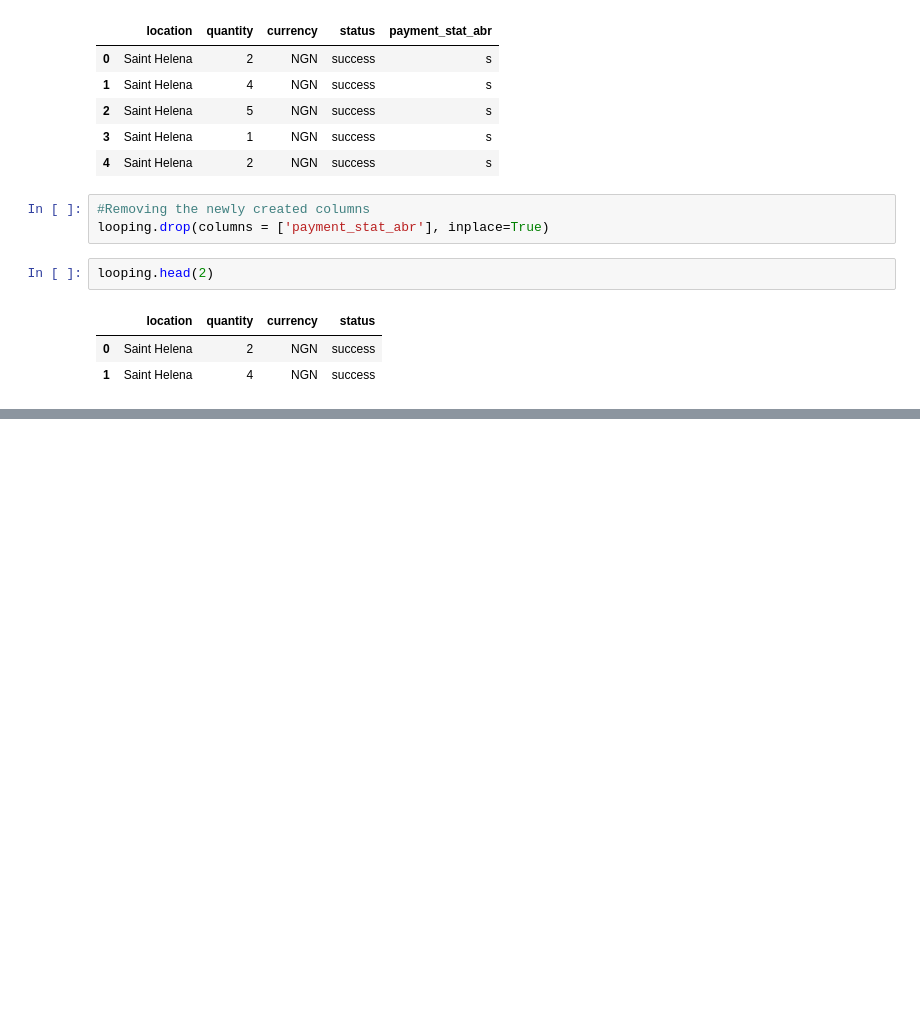
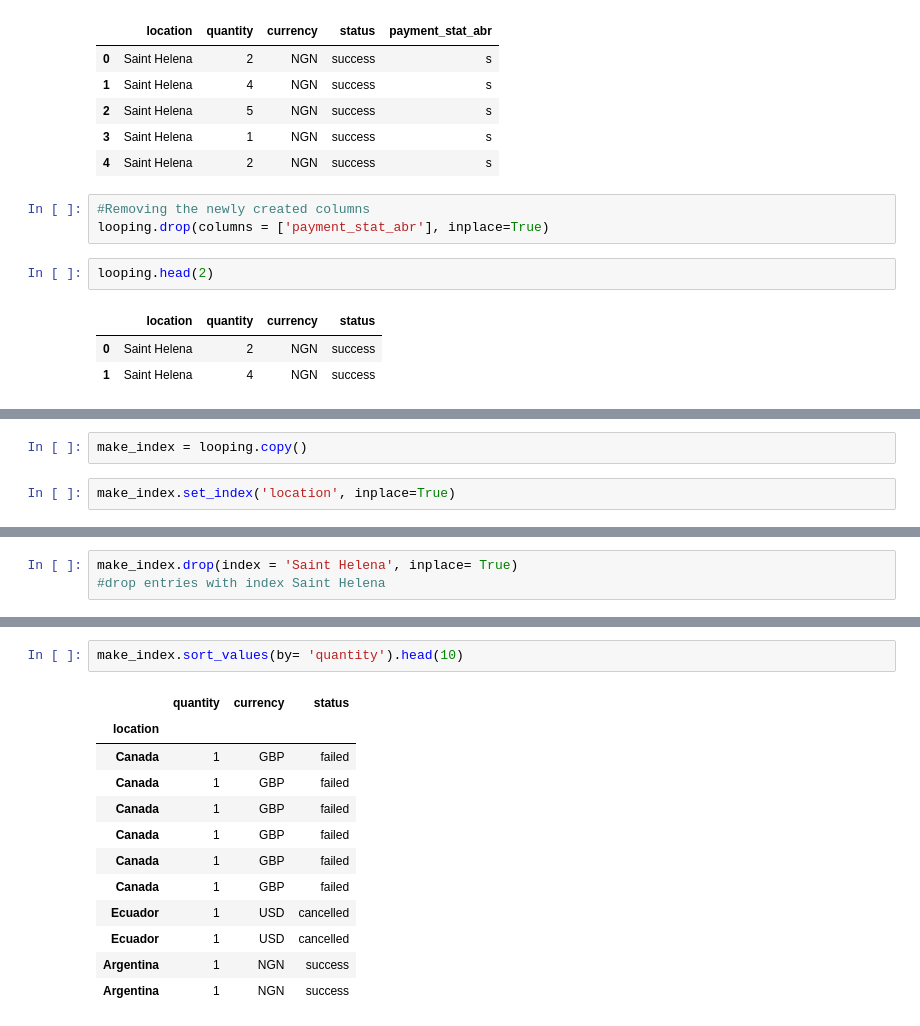
Before and after one commit to KudoroEsther/Files-Data_Analysis-, a Jupyter notebook: Task15/practice.ipynb, the cells around one changed output, grey strips where cells are left out. Cells and saved outputs as stored; diff of their text form; blank space fills up the shorter version.

```diff
--- a/Task15/practice.ipynb
+++ b/Task15/practice.ipynb
@@ -834,0 +885,4 @@ looping.head(2)
+# %%
+make_index = looping.copy()
+# %%
+make_index.set_index('location', inplace=True)
@@ -834,0 +913,3 @@ looping.head(2)
+# %%
+make_index.drop(index = 'Saint Helena', inplace= True)
+#drop entries with index Saint Helena
@@ -834,0 +924,15 @@ looping.head(2)
+# %%
+make_index.sort_values(by= 'quantity').head(10)
+# %% [output]
+|  | quantity | currency | status |
+| location |  |  |  |
+| Canada | 1 | GBP | failed |
+| Canada | 1 | GBP | failed |
+| Canada | 1 | GBP | failed |
+| Canada | 1 | GBP | failed |
+| Canada | 1 | GBP | failed |
+| Canada | 1 | GBP | failed |
+| Ecuador | 1 | USD | cancelled |
+| Ecuador | 1 | USD | cancelled |
+| Argentina | 1 | NGN | success |
+| Argentina | 1 | NGN | success |
```
Also changed, not shown: parts of 13 cells of this notebook.
